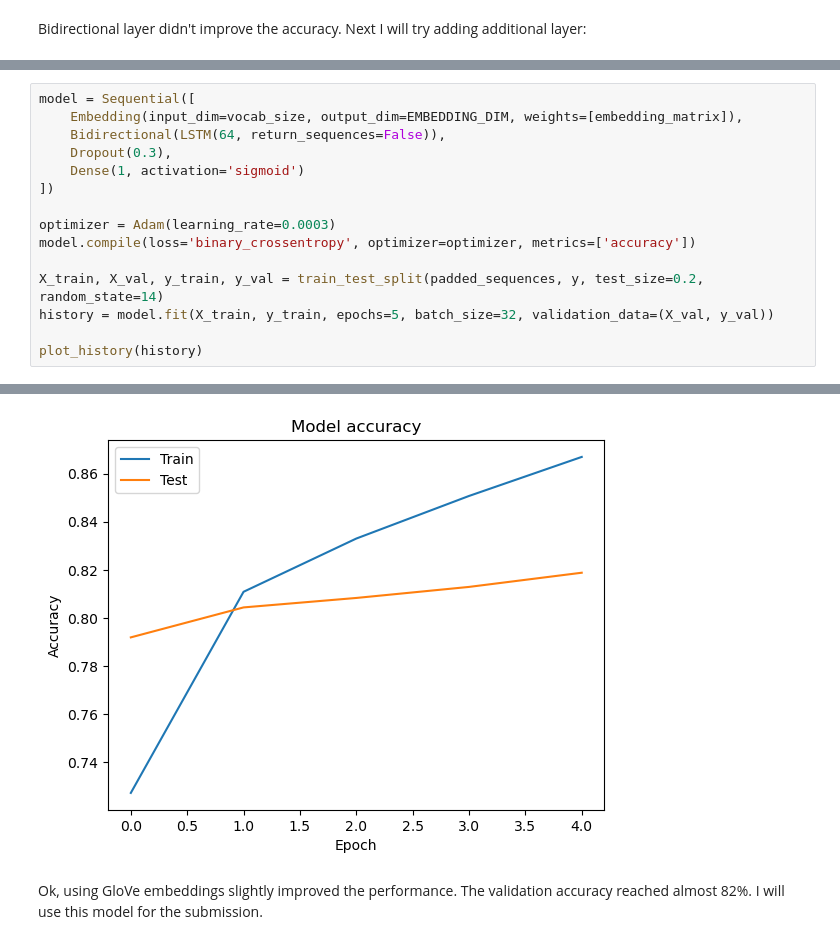
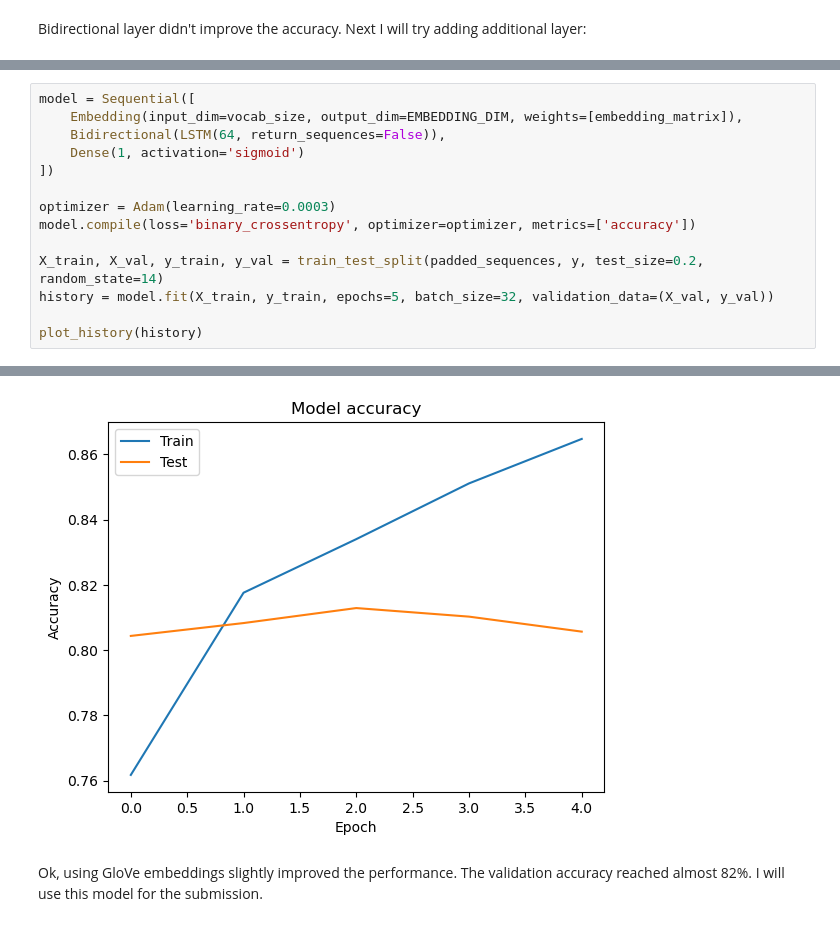
Before and after one commit to alexber2024/rnn, a Jupyter notebook: project.ipynb, the cells around one changed output, grey strips where cells are left out. Drawn from its saved outputs; the diff is of its cells as text.

```diff
--- a/project.ipynb
+++ b/project.ipynb
@@ -506,7 +504,6 @@ Embedding matrix shape: (7503, 100)
 model = Sequential([
     Embedding(input_dim=vocab_size, output_dim=EMBEDDING_DIM, weights=[embedding_matrix]),
     Bidirectional(LSTM(64, return_sequences=False)),
-    Dropout(0.3),
     Dense(1, activation='sigmoid')
 ])
 
@@ -531,4 +528,4 @@ Epoch 5/5
-[figure, old version]
+[figure, new version]
 # %% [markdown]
 Ok, using GloVe embeddings slightly improved the performance. The validation accuracy reached almost 82%. I will use this model for the submission.
 # %%
```
Also changed, not shown: parts of 22 cells of this notebook.
